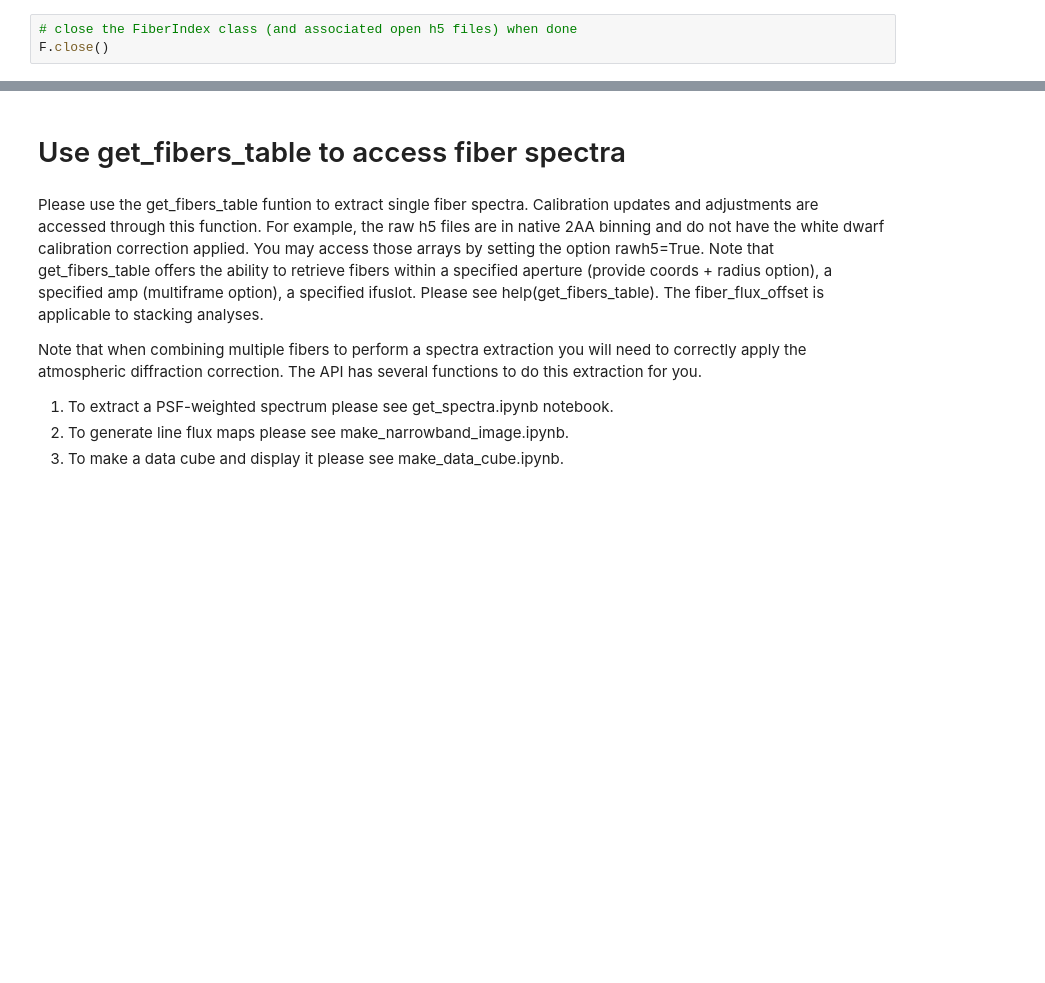
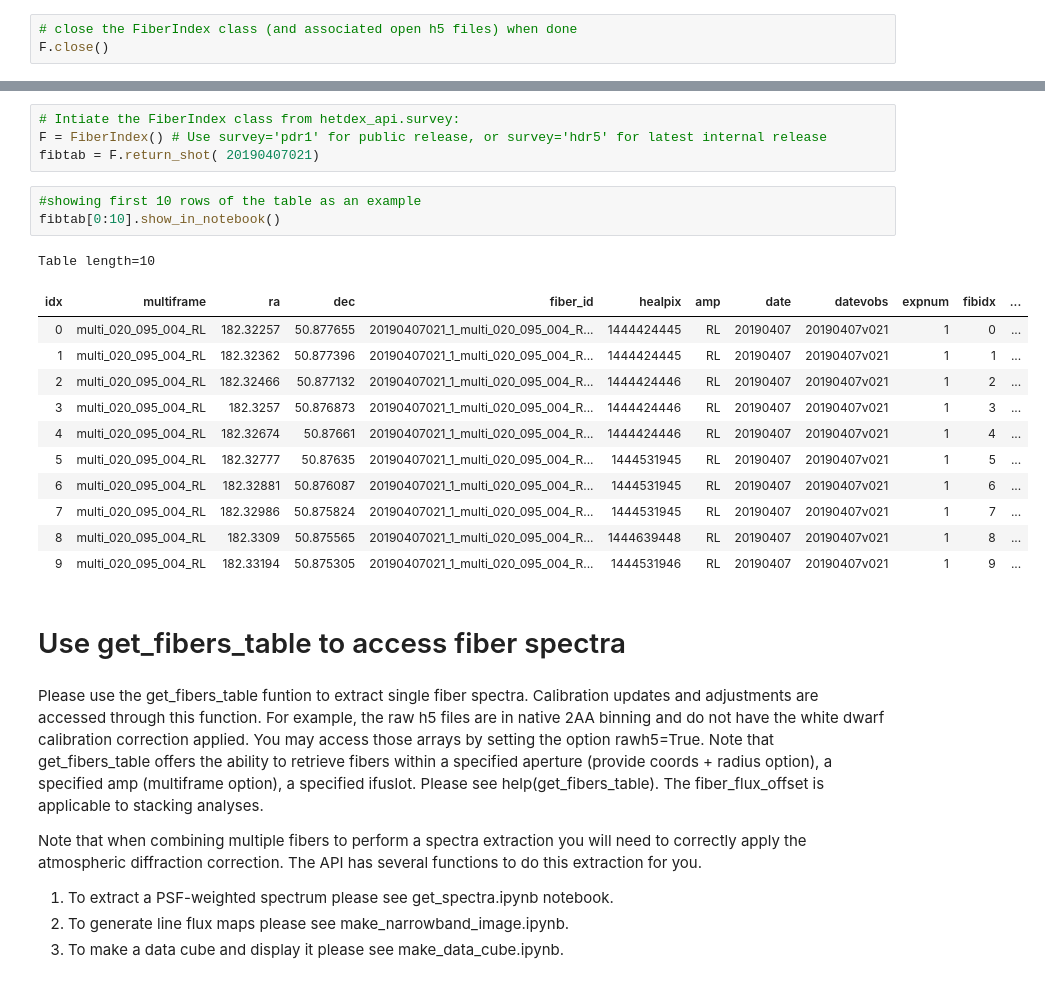
Before and after one commit to HETDEX/hetdex_api, a Jupyter notebook: notebooks/FiberIndex.ipynb, the cells around one changed output, grey strips where cells are left out. Cells and saved outputs as stored; diff of their text form; blank space fills up the shorter version.

```diff
--- a/notebooks/FiberIndex.ipynb
+++ b/notebooks/FiberIndex.ipynb
@@ -53,3 +55,23 @@ F.close()
+# %%
+# Intiate the FiberIndex class from hetdex_api.survey:
+F = FiberIndex() # Use survey='pdr1' for public release, or survey='hdr5' for latest internal release
+fibtab = F.return_shot( 20190407021)
+# %%
+#showing first 10 rows of the table as an example
+fibtab[0:10].show_in_notebook()
+# %% [output]
+Table length=10
+| idx | multiframe | ra | dec | fiber_id | healpix | amp | date | datevobs | expnum | fibidx | ... |
+| 0 | multi_020_095_004_RL | 182.32257 | 50.877655 | 20190407021_1_multi_020_095_004_R... | 1444424445 | RL | 20190407 | 20190407v021 | 1 | 0 | ... |
+| 1 | multi_020_095_004_RL | 182.32362 | 50.877396 | 20190407021_1_multi_020_095_004_R... | 1444424445 | RL | 20190407 | 20190407v021 | 1 | 1 | ... |
+| 2 | multi_020_095_004_RL | 182.32466 | 50.877132 | 20190407021_1_multi_020_095_004_R... | 1444424446 | RL | 20190407 | 20190407v021 | 1 | 2 | ... |
+| 3 | multi_020_095_004_RL | 182.3257 | 50.876873 | 20190407021_1_multi_020_095_004_R... | 1444424446 | RL | 20190407 | 20190407v021 | 1 | 3 | ... |
+| 4 | multi_020_095_004_RL | 182.32674 | 50.87661 | 20190407021_1_multi_020_095_004_R... | 1444424446 | RL | 20190407 | 20190407v021 | 1 | 4 | ... |
+| 5 | multi_020_095_004_RL | 182.32777 | 50.87635 | 20190407021_1_multi_020_095_004_R... | 1444531945 | RL | 20190407 | 20190407v021 | 1 | 5 | ... |
+| 6 | multi_020_095_004_RL | 182.32881 | 50.876087 | 20190407021_1_multi_020_095_004_R... | 1444531945 | RL | 20190407 | 20190407v021 | 1 | 6 | ... |
+| 7 | multi_020_095_004_RL | 182.32986 | 50.875824 | 20190407021_1_multi_020_095_004_R... | 1444531945 | RL | 20190407 | 20190407v021 | 1 | 7 | ... |
+| 8 | multi_020_095_004_RL | 182.3309 | 50.875565 | 20190407021_1_multi_020_095_004_R... | 1444639448 | RL | 20190407 | 20190407v021 | 1 | 8 | ... |
+| 9 | multi_020_095_004_RL | 182.33194 | 50.875305 | 20190407021_1_multi_020_095_004_R... | 1444531946 | RL | 20190407 | 20190407v021 | 1 | 9 | ... |
 # %% [markdown]
 # Use get_fibers_table to access fiber spectra
 # %% [markdown]
```
Also changed, not shown: parts of 5 cells of this notebook.
